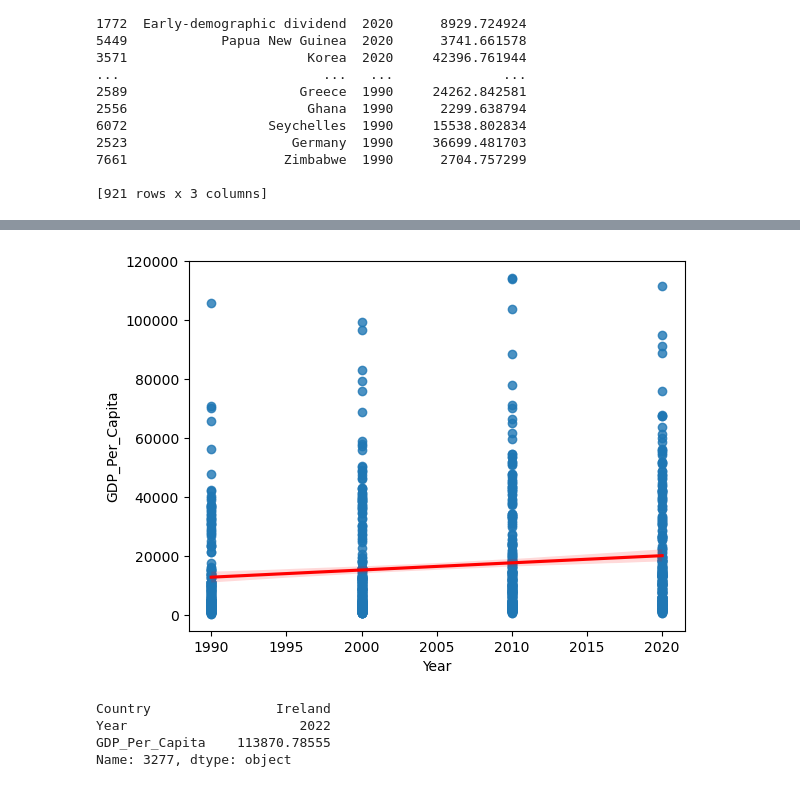
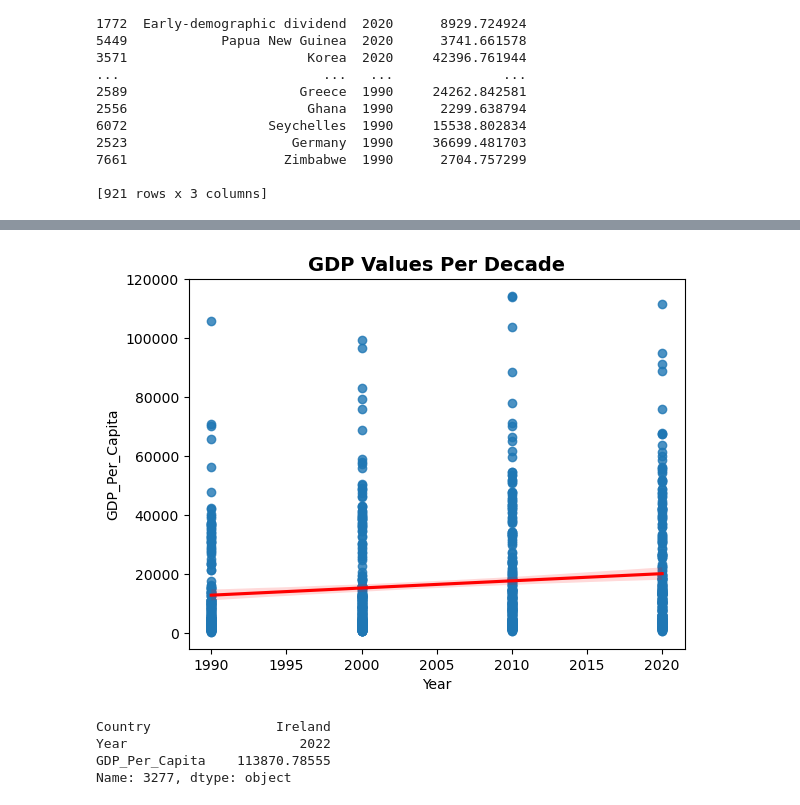
Before and after one commit to NSS-Data-Analytics-Cohort-12/un-python-wileymartin, a Jupyter notebook: Wiley.ipynb, the cells around one changed output, grey strips where cells are left out. Saved outputs shown, nothing was run; the diff lists cells and outputs as text; code cells hidden in the pictures.

```diff
--- a/Wiley.ipynb
+++ b/Wiley.ipynb
@@ -250,15 +254,18 @@ ValueError: shape mismatch: objects cannot be broadcast to a single shape.  Mism
 # %%
 import seaborn as sns
 import pandas as pd
 df = pd.read_csv(r"C:\DA12\Projects\Python\Projects\un-python-wileymartin\data\gdp_percapita1.csv")
 gd = df.drop('Value Footnotes' ,axis =1)
 gd_rename = gd.rename(columns={'Country or Area' : 'Country', 'Year' : 'Year' , 'Value' : 'GDP_Per_Capita'})
 gdp_decades = gd_rename[(gd_rename["Year"] == 1990) | (gd_rename["Year"] == 2000) | (gd_rename["Year"] == 2010) | (gd_rename["Year"] == 2020)]
 gdp_decades_sorted = gdp_decades.sort_values("Year", ascending=False)
 sns.regplot(x=gdp_decades_sorted["Year"],y=gdp_decades_sorted["GDP_Per_Capita"], line_kws={"color":"r"})
+plt.title('GDP Values Per Decade',
+          fontsize = 14,
+          fontweight = 'bold')
 plt.show()
 # %% [output]
-[figure, old version]
+[figure, new version]
 # %%
 
 gdp_df = pd.read_csv(r"C:\DA12\Projects\Python\Projects\un-python-wileymartin\data\gdp_percapita1.csv")
```
Also changed, not shown: parts of 9 cells of this notebook.
